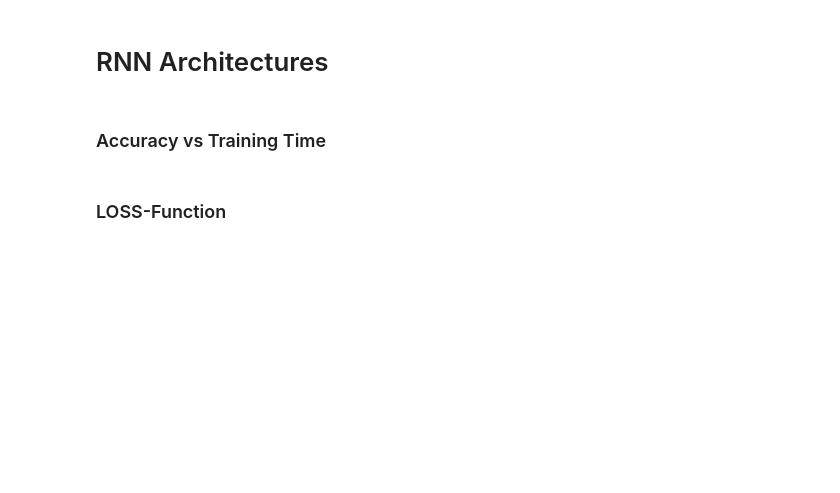
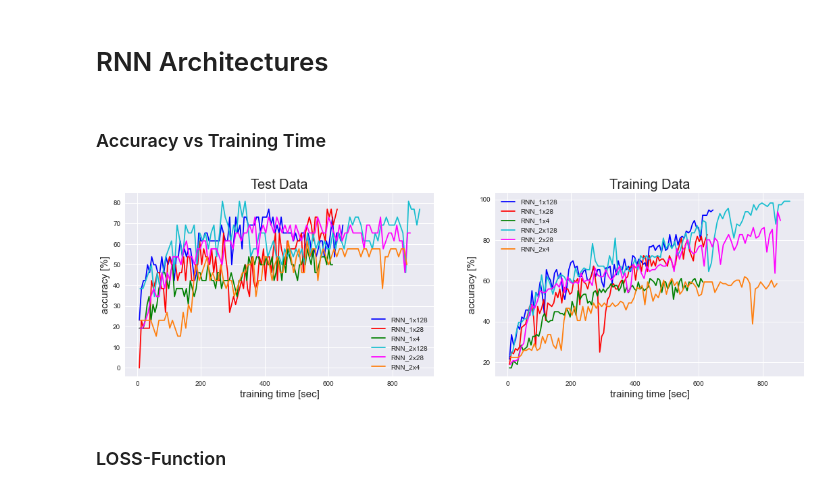
Before and after one commit to erikhelmut/japanese-character-classification, a Jupyter notebook: notebooks/1.1-erikh-analyse-results.ipynb, the cells around one changed output. Cells and saved outputs as stored; diff of their text form; code cells hidden in the pictures; blank space fills up the shorter version.

```diff
--- a/notebooks/1.1-erikh-analyse-results.ipynb
+++ b/notebooks/1.1-erikh-analyse-results.ipynb
@@ -284,4 +327,45 @@ accuracy = 57.69 %
 # %% [markdown]
 ### Accuracy vs Training Time
+# %%
+# create figure for accuracy over time
+fig, axs = plt.subplots(1,2, figsize=(18,5))
+
+
+# create plot for Test Data
+axs[0].plot(acc_data["RNN_1x128_acc_time"], acc_data["RNN_1x128_acc_test"], color="blue", label="RNN_1x128")
+axs[0].plot(acc_data["RNN_1x28_acc_time"], acc_data["RNN_1x28_acc_test"], color="red", label="RNN_1x28")
+axs[0].plot(acc_data["RNN_1x4_acc_time"], acc_data["RNN_1x4_acc_test"], color="green", label="RNN_1x4")
+
+axs[0].plot(acc_data["RNN_2x128_acc_time"], acc_data["RNN_2x128_acc_test"], color="tab:cyan", label="RNN_2x128")
+axs[0].plot(acc_data["RNN_2x28_acc_time"], acc_data["RNN_2x28_acc_test"], color="magenta", label="RNN_2x28")
+axs[0].plot(acc_data["RNN_2x4_acc_time"], acc_data["RNN_2x4_acc_test"], color="tab:orange", label="RNN_2x4")
+
+# title, labels and legend
+axs[0].set_title("Test Data", fontsize=20)
+axs[0].set_xlabel("training time [sec]", fontsize=15)
+axs[0].set_ylabel("accuracy [%]", fontsize=15)
+axs[0].legend()
+
+
+# create plot for Training Data
+axs[1].plot(acc_data["RNN_1x128_acc_time"], acc_data["RNN_1x128_acc_train"], color="blue", label="RNN_1x128")
+axs[1].plot(acc_data["RNN_1x28_acc_time"], acc_data["RNN_1x28_acc_train"], color="red", label="RNN_1x28")
+axs[1].plot(acc_data["RNN_1x4_acc_time"], acc_data["RNN_1x4_acc_train"], color="green", label="RNN_1x4")
+
+axs[1].plot(acc_data["RNN_2x128_acc_time"], acc_data["RNN_2x128_acc_train"], color="tab:cyan", label="RNN_2x128")
+axs[1].plot(acc_data["RNN_2x28_acc_time"], acc_data["RNN_2x28_acc_train"], color="magenta", label="RNN_2x28")
+axs[1].plot(acc_data["RNN_2x4_acc_time"], acc_data["RNN_2x4_acc_train"], color="tab:orange", label="RNN_2x4")
+
+# title, labels and legend
+axs[1].set_title("Training Data", fontsize=20)
+axs[1].set_xlabel("training time [sec]", fontsize=15)
+axs[1].set_ylabel("accuracy [%]", fontsize=15)
+axs[1].legend()
+
+
+# show plot
+plt.show()
+# %% [output]
+[figure, added]
 # %% [markdown]
 ### LOSS-Function
```
Also changed, not shown: parts of 10 cells of this notebook, 31 other files.
